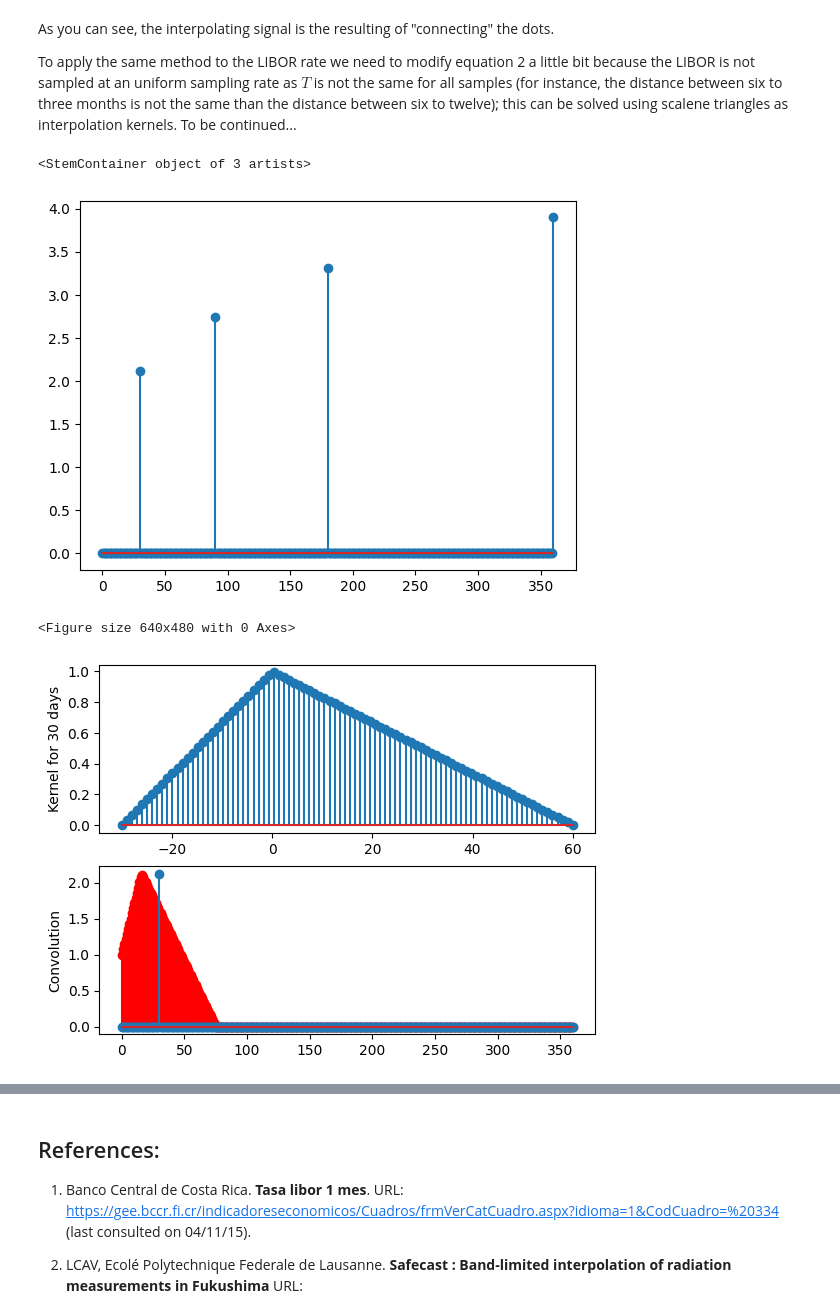
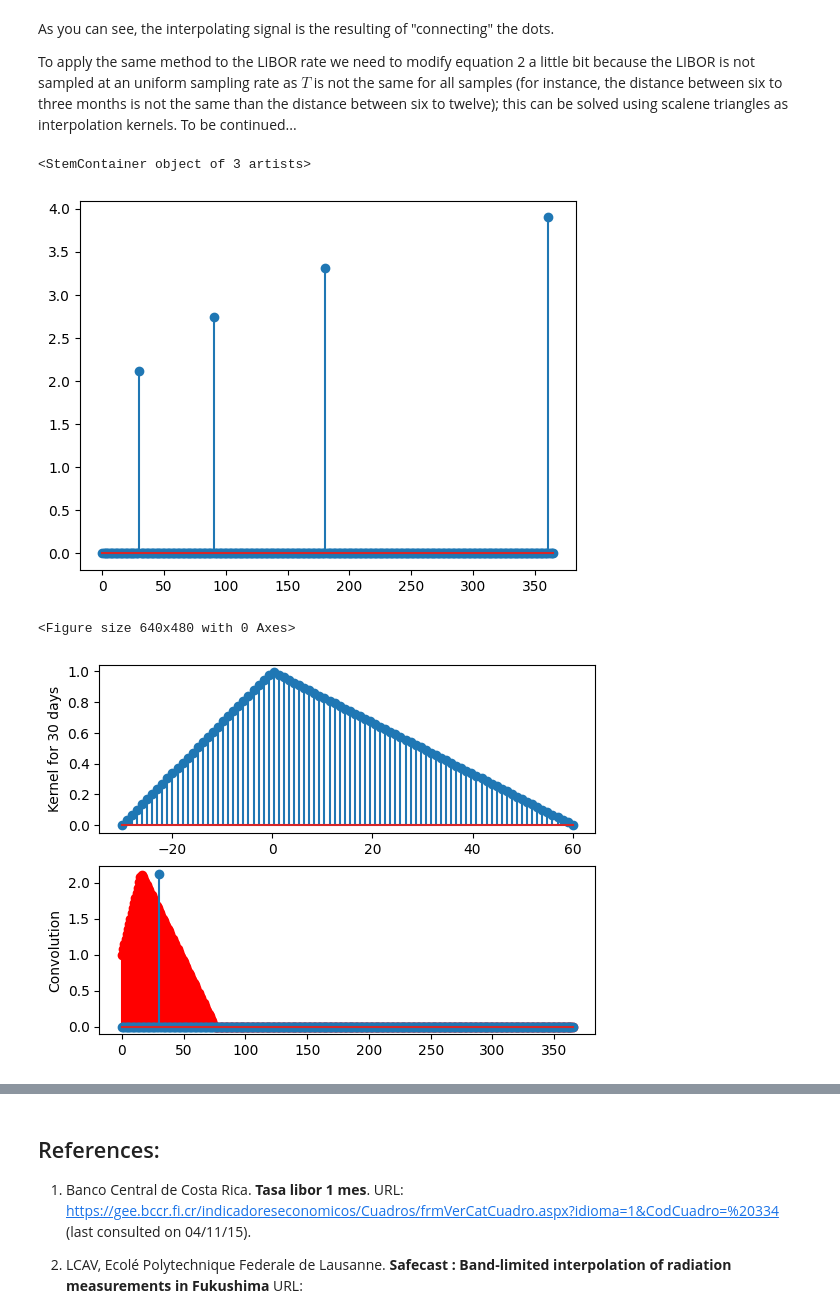
Before and after one commit to juanfonsecasolis/juanfonsecasolis.github.io, a Jupyter notebook: blog/JFonseca.interpolacion.ipynb, the cells around one changed output, grey strips where cells are left out. Drawn from its saved outputs; the diff is of its cells as text; code cells hidden in the pictures.

```diff
--- a/blog/JFonseca.interpolacion.ipynb
+++ b/blog/JFonseca.interpolacion.ipynb
@@ -130,48 +132,43 @@ def scaleneTriangleKernel(a, b, size):
         y[n] = isocelesTriangle(x[n]/a) if x[n]<=0 else isocelesTriangle(x[n]/b)
     return x, y
 
-# shifted kernel for the 6-months scale
-#plt.figure()
-#kernel_x, kernel_y = scaleneTriangleKernel(-3, 6, 2*upsampling_factor)
-#plt.stem(kernel_x+6, kernel_y)
-
 # re-sampled Libor scales at one month, then apply convolutions...
 plt.figure()
-y_p = np.zeros(361)
+y_p = np.zeros(365)
 y_p[30] = 2.12029
 y_p[90] = 2.73757
 y_p[180] = 3.31129
 y_p[360] = 3.89643
-x_p = np.linspace(0, 360, len(y_p))
+x_p = np.linspace(0, 365, len(y_p))
 plt.stem(x_p, y_p)
 
 # --------------------------
 # Work in progres...
 # --------------------------
 plt.figure()
 y_pp = np.zeros(len(y_p))
 x = [0, 30, 90, 180, 365]
-y = [2.12029, 2.73757, 3.31129, 3.89643]
+y = [0, 2.12029, 2.73757, 3.31129, 3.89643]
 for n in range(1, len(x)-1):
     zeros = np.zeros(len(y_p))
     zeros[x[n]] = y_p[x[n]]
     kernel_x, kernel_y = scaleneTriangleKernel(x[n-1]-x[n], x[n+1]-x[n], x[n+1]-x[n-1]) # e.g. -60, 90, 180-30
     plt.figure()
     plt.subplot(211)
     plt.stem(kernel_x, kernel_y)
     plt.ylabel(f'Kernel for {x[n]} days')
     plt.subplot(212)
     convolution = np.convolve(zeros, kernel_y, 'same')
     y_pp += convolution
     plt.stem(x_p, convolution, colors[0], markerfmt=f'{colors[0]}o')
     plt.stem(x_p, zeros)
     plt.ylabel(f'Convolution')
 
 plt.figure()
 plt.title('Final result')
 plt.stem(x_p, y_pp)
 # %% [output]
 <StemContainer object of 3 artists>
-[figure, old version]
+[figure, new version]
 <Figure size 640x480 with 0 Axes>
-[figure, old version]
+[figure, new version]
```
Also changed, not shown: parts of 3 cells of this notebook.
